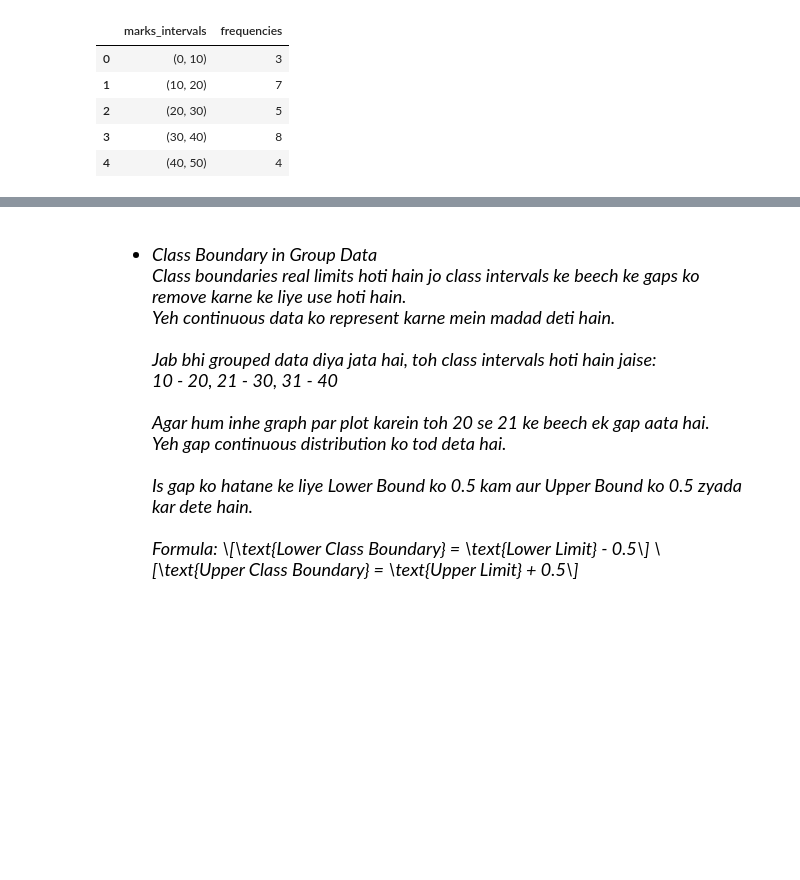
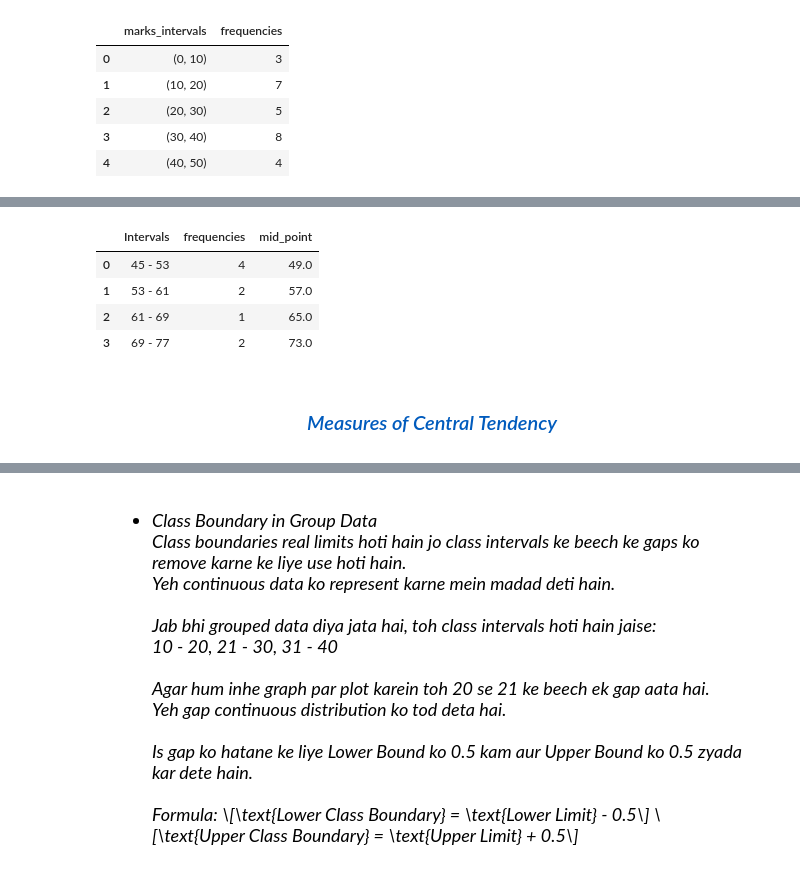
Before and after one commit to Mubeen-Ahmad/AI, a Jupyter notebook: Statistics/1.ipynb, the cells around one changed output, grey strips where cells are left out. Saved outputs shown, nothing was run; the diff lists cells and outputs as text; code cells hidden in the pictures; blank space fills up the shorter version.

```diff
--- a/Statistics/1.ipynb
+++ b/Statistics/1.ipynb
@@ -117,0 +600,14 @@ mid_points
+# %%
+mid_points = [( int(i.split()[0]) + int(i.split()[-1]) ) / 2 for i in group_data['Intervals'].tolist()]
+group_data["mid_point"] = mid_points
+group_data
+# %% [output]
+|  | Intervals | frequencies | mid_point |
+| 0 | 45 - 53 | 4 | 49.0 |
+| 1 | 53 - 61 | 2 | 57.0 |
+| 2 | 61 - 69 | 1 | 65.0 |
+| 3 | 69 - 77 | 2 | 73.0 |
+# %% [markdown]
+<h1 style="text-align:center; color:#005bbd; font-size:20px; font-family:Sans-serif; font-style: oblique; text-shadow: 0 0 3px white, 0 0 1px Black;">
+   Measures of Central Tendency
+</h1>
```
Also changed, not shown: parts of 120 cells of this notebook, 9 other files.
